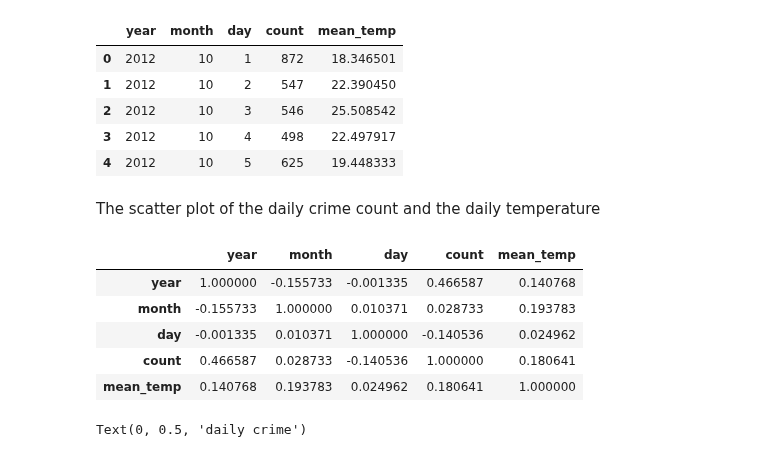
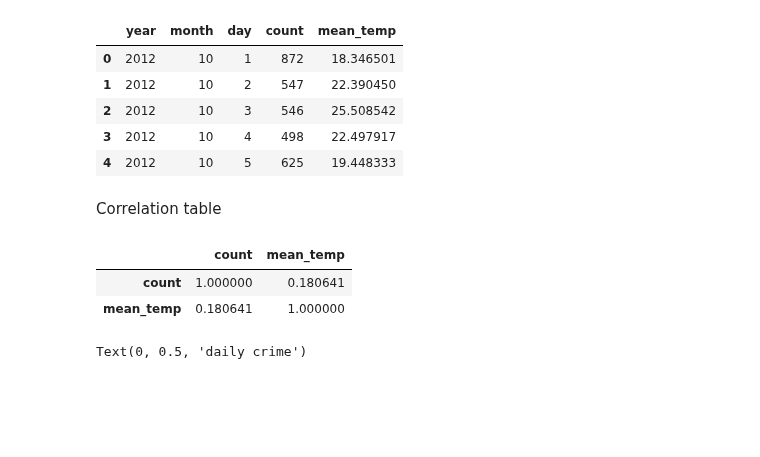
Before and after one commit to AprilW048/Final_Project, a Jupyter notebook: Weatherindex_and_Crime.ipynb, the cells around one changed output. Saved outputs shown, nothing was run; the diff lists cells and outputs as text; code cells hidden in the pictures; blank space fills up the shorter version.

```diff
--- a/Weatherindex_and_Crime.ipynb
+++ b/Weatherindex_and_Crime.ipynb
@@ -533,17 +541,14 @@ LA_crime_weather_day.head()
 | 2 | 2012 | 10 | 3 | 546 | 25.508542 |
 | 3 | 2012 | 10 | 4 | 498 | 22.497917 |
 | 4 | 2012 | 10 | 5 | 625 | 19.448333 |
-# %% [markdown]
-The scatter plot of the daily crime count and the daily temperature
+# %% [markdown]
+Correlation table
 # %%
-LA_crime_weather_day.corr()
+LA_crime_weather_day[['count','mean_temp']].corr()
 # %% [output]
-|  | year | month | day | count | mean_temp |
-| year | 1.000000 | -0.155733 | -0.001335 | 0.466587 | 0.140768 |
-| month | -0.155733 | 1.000000 | 0.010371 | 0.028733 | 0.193783 |
-| day | -0.001335 | 0.010371 | 1.000000 | -0.140536 | 0.024962 |
-| count | 0.466587 | 0.028733 | -0.140536 | 1.000000 | 0.180641 |
-| mean_temp | 0.140768 | 0.193783 | 0.024962 | 0.180641 | 1.000000 |
+|  | count | mean_temp |
+| count | 1.000000 | 0.180641 |
+| mean_temp | 0.180641 | 1.000000 |
 # %%
 plt.scatter(LA_crime_weather_day['mean_temp'], LA_crime_weather_day['count'])
 plt.title('Scatter plot of the daily temperature and crime in LA')
```
Also changed, not shown: parts of 30 cells of this notebook.
